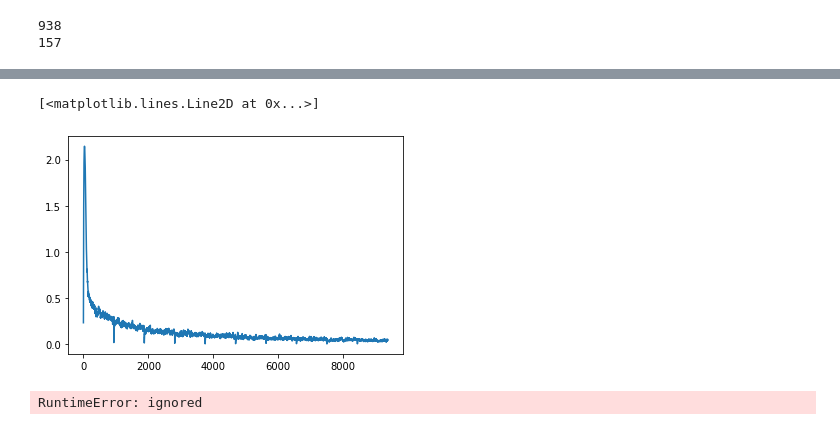
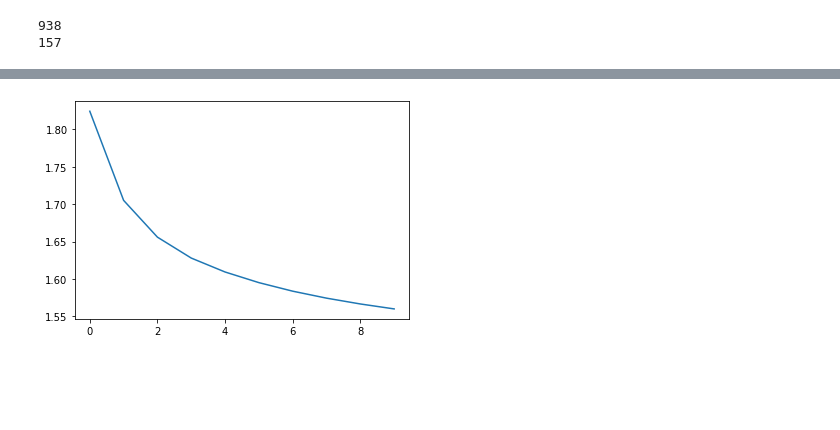
Before and after one commit to ilirsheraj/AutoEncoders-GANs, a Jupyter notebook: Chpt_01_Basics_DL.ipynb, the cells around one changed output, grey strips where cells are left out. Cells and saved outputs as stored; diff of their text form; code cells hidden in the pictures; blank space fills up the shorter version.

```diff
--- a/Chpt_01_Basics_DL.ipynb
+++ b/Chpt_01_Basics_DL.ipynb
@@ -496,11 +496,10 @@ class MLP(nn.Module):
         super(MLP, self).__init__()
         self.fc1 = nn.Linear(28*28, 500)
         self.fc2 = nn.Linear(500, 256)
-        self.fc3 = nn.Linear(265,10)
+        self.fc3 = nn.Linear(256,10)
 
     # Forward Pass
     def forward(self,x):
-        x = x.view(-1, 28*28)
         x = torch.relu(self.fc1(x))
         x = torch.relu(self.fc2(x))
         x = torch.sigmoid(self.fc3(x))
@@ -508,22 +507,6 @@ class MLP(nn.Module):
 
     def name(self):
         return "MLP"
-# %%
-class MLP(nn.Module):
-  def __init__(self):
-    super(MLP, self).__init__()
-    self.fc1 = nn.Linear(28*28, 500)
-    self.fc2 = nn.Linear(500, 256)
-    self.fc3 = nn.Linear(256, 10)
-  def forward(self, x):
-    x = x.view(-1, 28*28)
-    x = torch.relu(self.fc1(x))
-    x = torch.relu(self.fc2(x))
-    x = self.fc3(x)
-    return x
-
-  def name(self):
-      return "MLP"
 # %%
 model = MLP()
 optimizer = torch.optim.SGD(model.parameters(),lr = 0.01, momentum = 0.9)
@@ -531,45 +573,20 @@ loss_fn = nn.CrossEntropyLoss()
 # %%
 epochs = 10
 history=[]
+trainLoss = []
 for epoch in range(epochs):
-  avg_loss = 0
-  for batch_idx, (x, y) in enumerate(train_loader):
-    optimizer.zero_grad()
-    x, y = Variable(x), Variable(y)
-    y_pred = model(x)
-    loss = loss_fn(y_pred, y)
-    avg_loss = avg_loss * 0.9 + loss.data * 0.1
-    history.append(avg_loss)
-    loss.backward()
-    optimizer.step()
+    avg_loss = 0
+    for batch_idx, (x, y) in enumerate(train_loader):
+        optimizer.zero_grad()
+        x, y = Variable(x), Variable(y)
+        y_pred = model(x)
+        loss = loss_fn(y_pred, y)
+        avg_loss = avg_loss * 0.9 + loss.data * 0.1
+        history.append(avg_loss)
+        loss.backward()
+        optimizer.step()
+    trainLoss.append(np.mean(history))
 # %%
-plt.plot(history)
+plt.plot(trainLoss);
 # %% [output]
-[<matplotlib.lines.Line2D at 0x...>]
-[figure, old version]
+[figure, new version]
-# %%
-# Train the model
-numepochs = 10
-batchTrain =[]
-batchTest = []
-trainAcc = []
-testAcc = []
-
-for epoch in range(numepochs):
-    avg_loss = 0
-    for batch_idx, (x,y) in enumerate(train_loader):
-        optimizer.zero_grad()
-        x,y = Variable(x), Variable(y)
-        y_pred = model(x)
-        loss = lossfun(y_pred,y)
-        avg_loss = avg_loss*0.9 + loss.data*0.1
-        batchTrain = []
-        loss.backward()
-        optimizer.step()
-    trainLoss.append(np.mean(batchTrain))
-    for batch_tdx, (x,y) in enumerate(test_loader):
-        test_loss = lossfun(y,model(x))
-        batchTest.append(test_loss.data)
-    testLoss.append(np.mean(batchTest))
-# %% [output]
-RuntimeError: ignored
```
Also changed, not shown: parts of 12 cells of this notebook.
